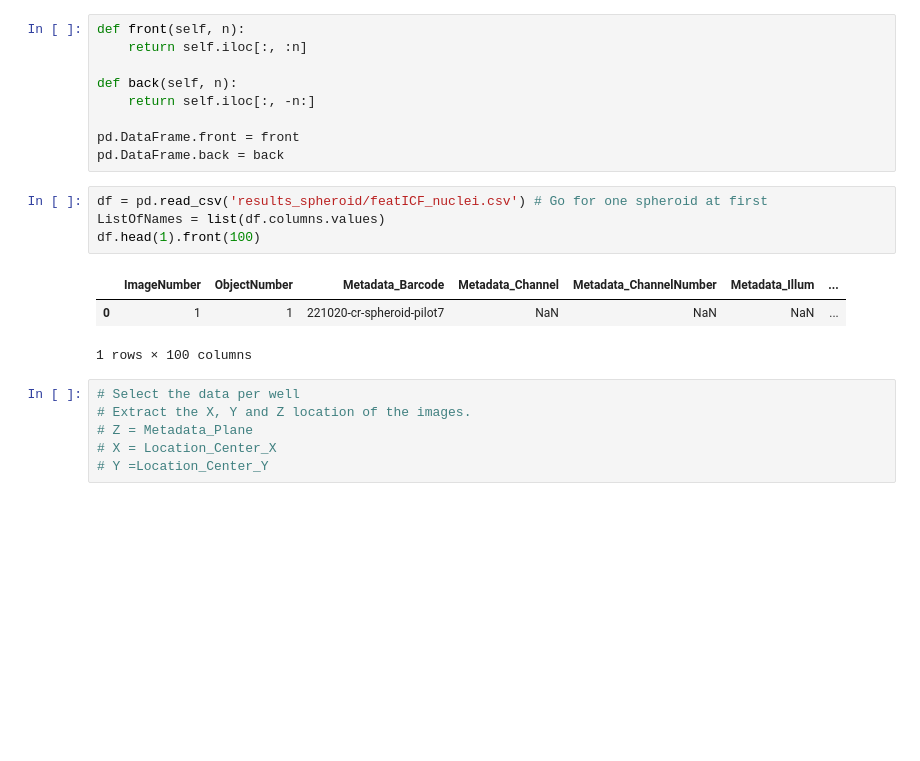
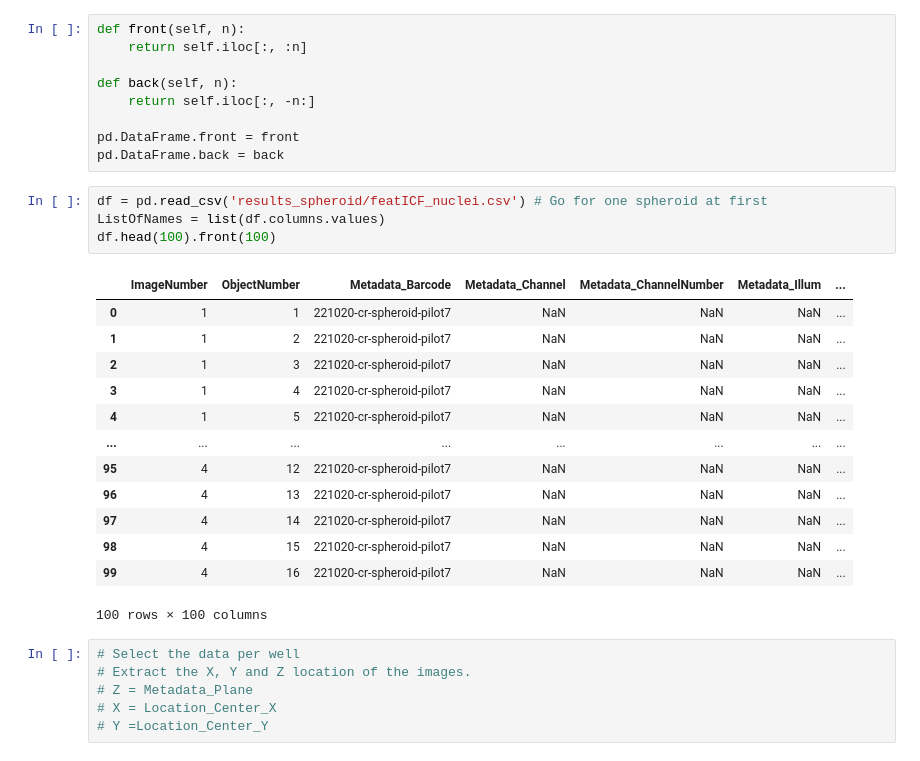
Before and after one commit to pharmbio/colopaint3D, a Jupyter notebook: pilots1-10/Plot_Spheroids.ipynb, the cells around one changed output. Cells and saved outputs as stored; diff of their text form; blank space fills up the shorter version.

```diff
--- a/pilots1-10/Plot_Spheroids.ipynb
+++ b/pilots1-10/Plot_Spheroids.ipynb
@@ -37,11 +37,21 @@ pd.DataFrame.back = back
 # %%
 df = pd.read_csv('results_spheroid/featICF_nuclei.csv') # Go for one spheroid at first
 ListOfNames = list(df.columns.values)
-df.head(1).front(100)
+df.head(100).front(100)
 # %% [output]
 |  | ImageNumber | ObjectNumber | Metadata_Barcode | Metadata_Channel | Metadata_ChannelNumber | Metadata_Illum | ... |
 | 0 | 1 | 1 | 221020-cr-spheroid-pilot7 | NaN | NaN | NaN | ... |
+| 1 | 1 | 2 | 221020-cr-spheroid-pilot7 | NaN | NaN | NaN | ... |
+| 2 | 1 | 3 | 221020-cr-spheroid-pilot7 | NaN | NaN | NaN | ... |
+| 3 | 1 | 4 | 221020-cr-spheroid-pilot7 | NaN | NaN | NaN | ... |
+| 4 | 1 | 5 | 221020-cr-spheroid-pilot7 | NaN | NaN | NaN | ... |
+| ... | ... | ... | ... | ... | ... | ... | ... |
+| 95 | 4 | 12 | 221020-cr-spheroid-pilot7 | NaN | NaN | NaN | ... |
+| 96 | 4 | 13 | 221020-cr-spheroid-pilot7 | NaN | NaN | NaN | ... |
+| 97 | 4 | 14 | 221020-cr-spheroid-pilot7 | NaN | NaN | NaN | ... |
+| 98 | 4 | 15 | 221020-cr-spheroid-pilot7 | NaN | NaN | NaN | ... |
+| 99 | 4 | 16 | 221020-cr-spheroid-pilot7 | NaN | NaN | NaN | ... |
-1 rows × 100 columns
+100 rows × 100 columns
 # %%
 # Select the data per well
 # Extract the X, Y and Z location of the images.
```
Also changed, not shown: 4 other files.
